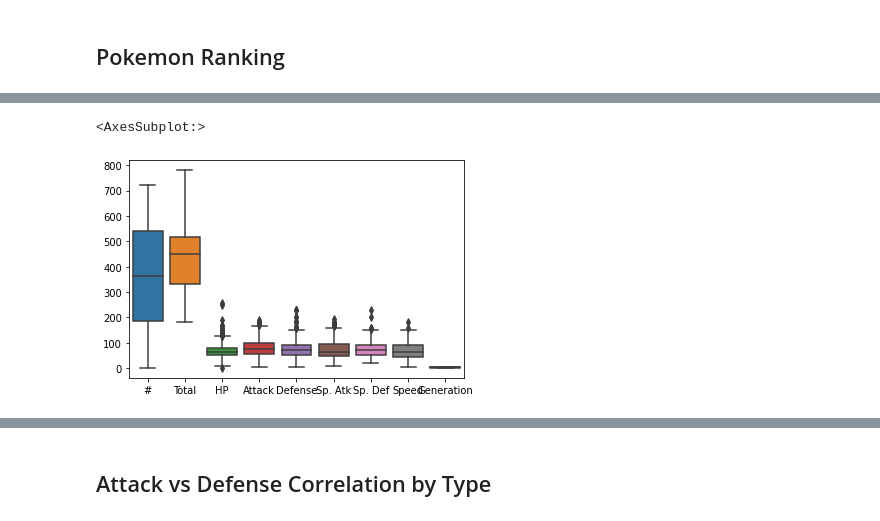
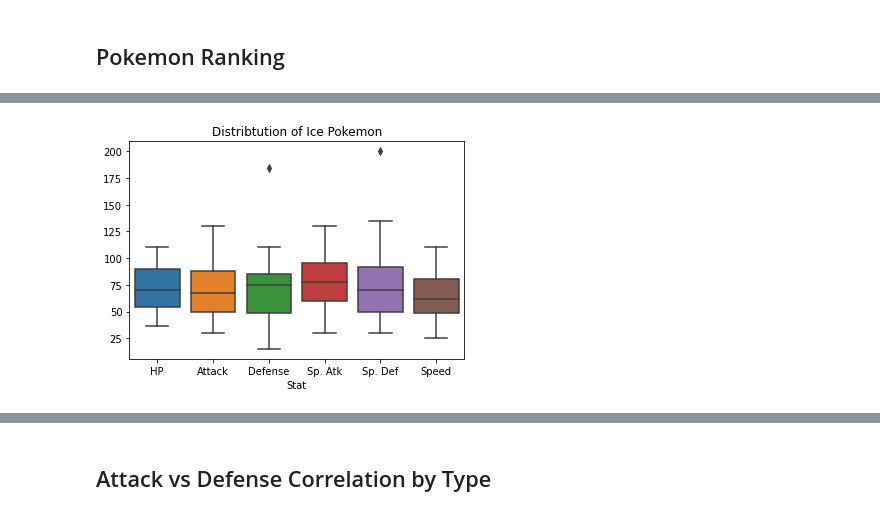
Before and after one commit to Heyitskochi/PokeAnalyzer, a Jupyter notebook: Main.ipynb, the cells around one changed output, grey strips where cells are left out. Drawn from its saved outputs; the diff is of its cells as text; code cells hidden in the pictures.

```diff
--- a/Main.ipynb
+++ b/Main.ipynb
@@ -161,7 +159,10 @@ Water
-# %%
-sns.boxplot(data=Pokemon_data)
-# %% [output]
-<AxesSubplot:>
-[figure, removed]
+# %%
+sns.boxplot(data=Poke_df)
+plt.title(f"Distribtution of {random_pokemon[2]} Pokemon")
+plt.xlabel("Stat")
+plt.savefig(f"output/Distribtution_of_{random_pokemon[2]}_Pokemon")
+plt.show()
+# %% [output]
+[figure, added]
 # %%
 stats_Pokemon_data = Pokemon_data.drop(['Total','Generation'], axis =1)
```
Also changed, not shown: parts of 10 cells of this notebook, 22 other files.
